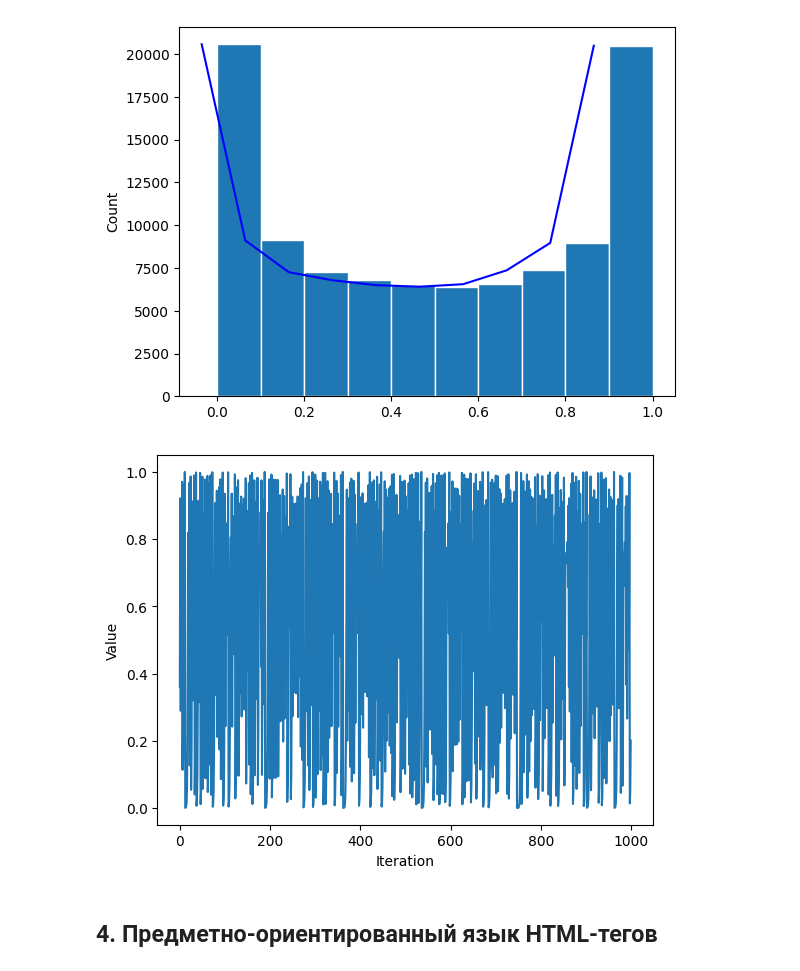
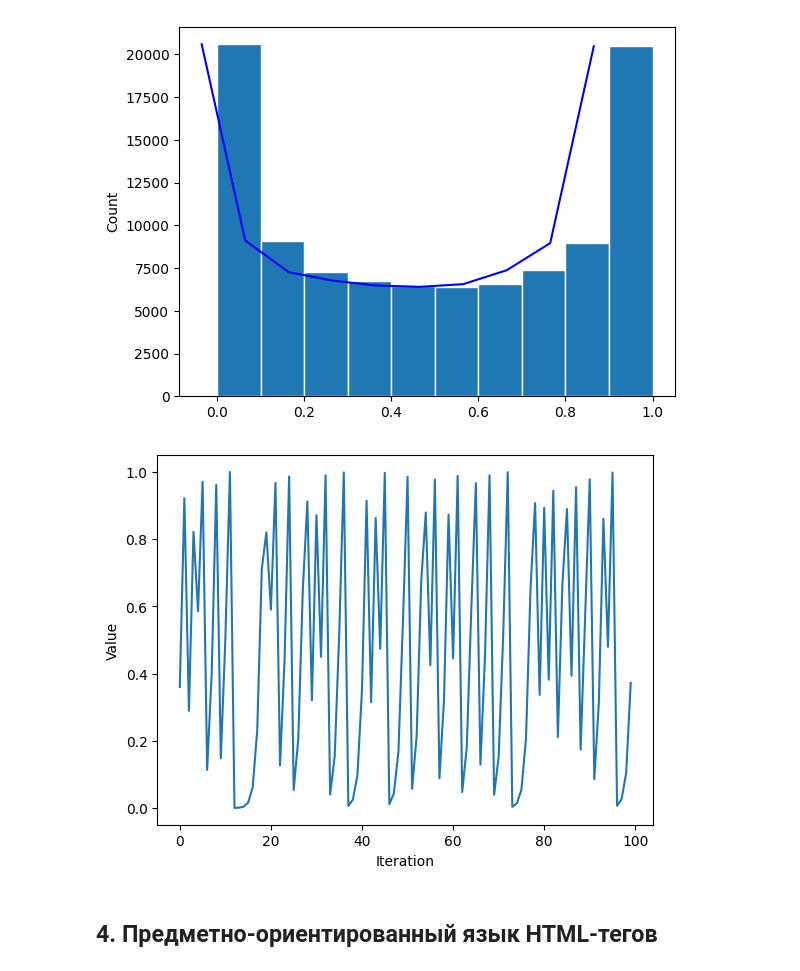
Before and after one commit to yunikeil/kispython, a Jupyter notebook: solved/pract_git/s_pract4_vk_version.ipynb, the cells around one changed output. Cells and saved outputs as stored; diff of their text form; code cells hidden in the pictures.

```diff
--- a/solved/pract_git/s_pract4_vk_version.ipynb
+++ b/solved/pract_git/s_pract4_vk_version.ipynb
@@ -323,34 +323,34 @@ plt.show()
 # %%
 import matplotlib.pyplot as plt
 
 
 class LogisticMap(Chaos):
     def __init__(self, mu, x):
         self.mu = mu
         self.x = x
 
     def next(self):
         self.x = self.mu * self.x * (1 - self.x)
         return self.x
 
 # инициализация параметров и начальных значений
 mu = 4.0
 x0 = 0.1
-n = 1000
+n = 100
 
 # создание объекта динамической системы
 lm = LogisticMap(mu, x0)
 
 # генерация псевдослучайной последовательности
 x = [lm.next() for i in range(n)]
 
 # построение графика
 plt.plot(x)
 plt.xlabel("Iteration")
 plt.ylabel("Value")
 plt.show()
 # %% [output]
-[figure, old version]
+[figure, new version]
 # %% [markdown]
 ## 4. Предметно-ориентированный язык HTML-тегов
 # %% [markdown]
```
